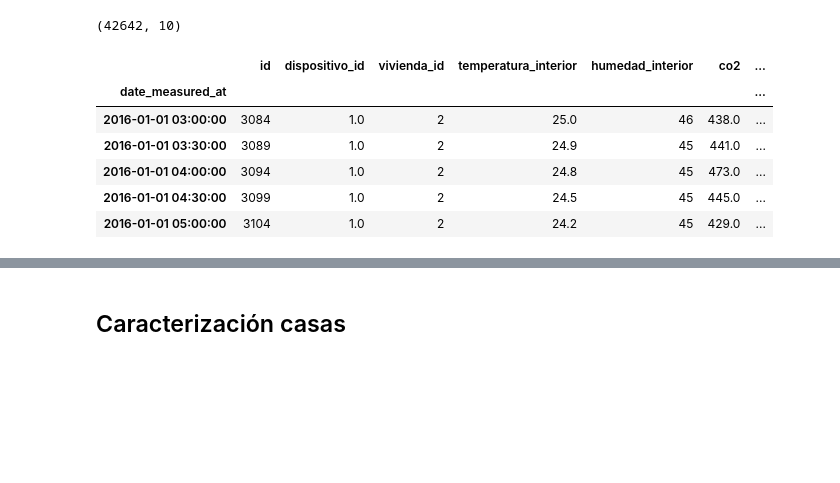
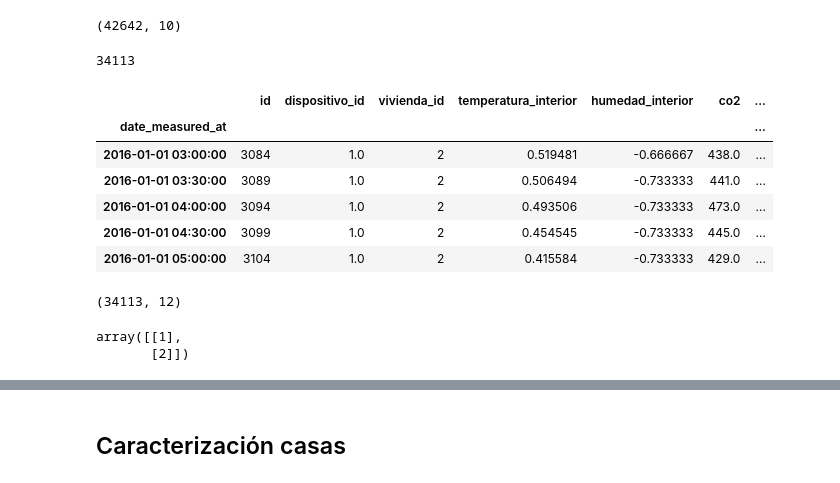
Before and after one commit to fco96/memoria, a Jupyter notebook: Memoria Francisco Olivares.ipynb, the cells around one changed output, grey strips where cells are left out. Drawn from its saved outputs; the diff is of its cells as text; code cells hidden in the pictures; blank space fills up the shorter version.

```diff
--- a/Memoria Francisco Olivares.ipynb
+++ b/Memoria Francisco Olivares.ipynb
@@ -345,30 +333,52 @@ print(HASH_OF_TIME_SERIES[2].shape)
 | 2016-01-01 04:00:00 | 3094 | 1.0 | 2 | 24.8 | 45 | 473.0 | ... |
 (42642, 10)
 # %%
-VARIABLES_TO_LAG = ["temperatura_interior"] #, "humedad_interior", "temperatura_exterior", "humedad_exterior"]
+from sklearn.preprocessing import RobustScaler
+VARIABLES_TO_LAG = ["temperatura_interior", "humedad_interior", "temperatura_exterior", "humedad_exterior"]
 
 lag_format = "{}_lag_{}"
 
+TRAIN_LENGTH = int(HASH_OF_TIME_SERIES[2].shape[0] * 0.8)
+
+print(TRAIN_LENGTH)
+scalers_dict = dict()
+scalers_dict[2] = {'temperatura_interior': RobustScaler(), 'humedad_interior': RobustScaler(), 'temperatura_exterior': RobustScaler(), 'humedad_exterior': RobustScaler()}
 
 def generate_lag(series, lag):
 
     copy = series.copy()
 
     for i in range(1, lag+1):
 
         for column_name in VARIABLES_TO_LAG:
-             copy[lag_format.format(column_name, i)] = copy[column_name].shift(periods=i, fill_value=0)
+            # Se le hace fit al scaler
+            scalers_dict[2][column_name].fit( np.expand_dims(copy[column_name], axis=1))
+
+            # Se transforma la data
+            copy[column_name] = scalers_dict[2][column_name].transform(np.expand_dims(copy[column_name], axis=1))
+
+            # Se manda a hacer shift
+            copy[lag_format.format(column_name, i)] = copy[column_name].shift(periods=i, fill_value=0)
 
     return copy
 
-a = generate_lag(HASH_OF_TIME_SERIES[2], 3)
+a = generate_lag(HASH_OF_TIME_SERIES[2][0:TRAIN_LENGTH], 2)
 
-display(a.head(5))
+a.head()
+# a.describe()
 # %% [output]
+34113
 |  | id | dispositivo_id | vivienda_id | temperatura_interior | humedad_interior | co2 | ... |
 | date_measured_at |  |  |  |  |  |  | ... |
-| 2016-01-01 03:00:00 | 3084 | 1.0 | 2 | 25.0 | 46 | 438.0 | ... |
-| 2016-01-01 03:30:00 | 3089 | 1.0 | 2 | 24.9 | 45 | 441.0 | ... |
-| 2016-01-01 04:00:00 | 3094 | 1.0 | 2 | 24.8 | 45 | 473.0 | ... |
-| 2016-01-01 04:30:00 | 3099 | 1.0 | 2 | 24.5 | 45 | 445.0 | ... |
-| 2016-01-01 05:00:00 | 3104 | 1.0 | 2 | 24.2 | 45 | 429.0 | ... |
+| 2016-01-01 03:00:00 | 3084 | 1.0 | 2 | 0.519481 | -0.666667 | 438.0 | ... |
+| 2016-01-01 03:30:00 | 3089 | 1.0 | 2 | 0.506494 | -0.733333 | 441.0 | ... |
+| 2016-01-01 04:00:00 | 3094 | 1.0 | 2 | 0.493506 | -0.733333 | 473.0 | ... |
+| 2016-01-01 04:30:00 | 3099 | 1.0 | 2 | 0.454545 | -0.733333 | 445.0 | ... |
+| 2016-01-01 05:00:00 | 3104 | 1.0 | 2 | 0.415584 | -0.733333 | 429.0 | ... |
+# %%
+LABELS_TO_DROP = ['id', 'dispositivo_id', 'vivienda_id', 'co2', 'ruido', 'measured_at']
+
+X_train = a.drop(columns = LABELS_TO_DROP, inplace = False).values
+print(X_train.shape)
+# %% [output]
+(34113, 12)
@@ -374,0 +391,5 @@ display(a.head(5))
+# %%
+np.expand_dims([1, 2], axis=1)
+# %% [output]
+array([[1],
+       [2]])
```
Also changed, not shown: parts of 4 cells of this notebook.
